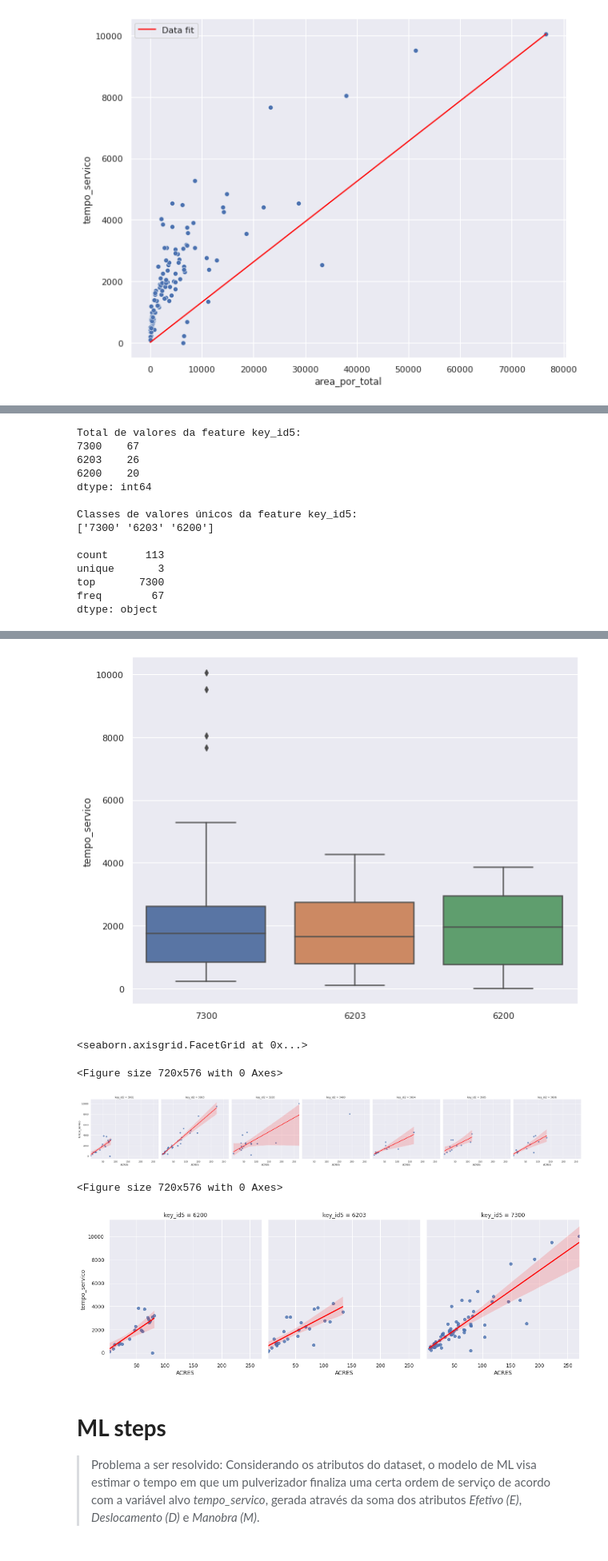
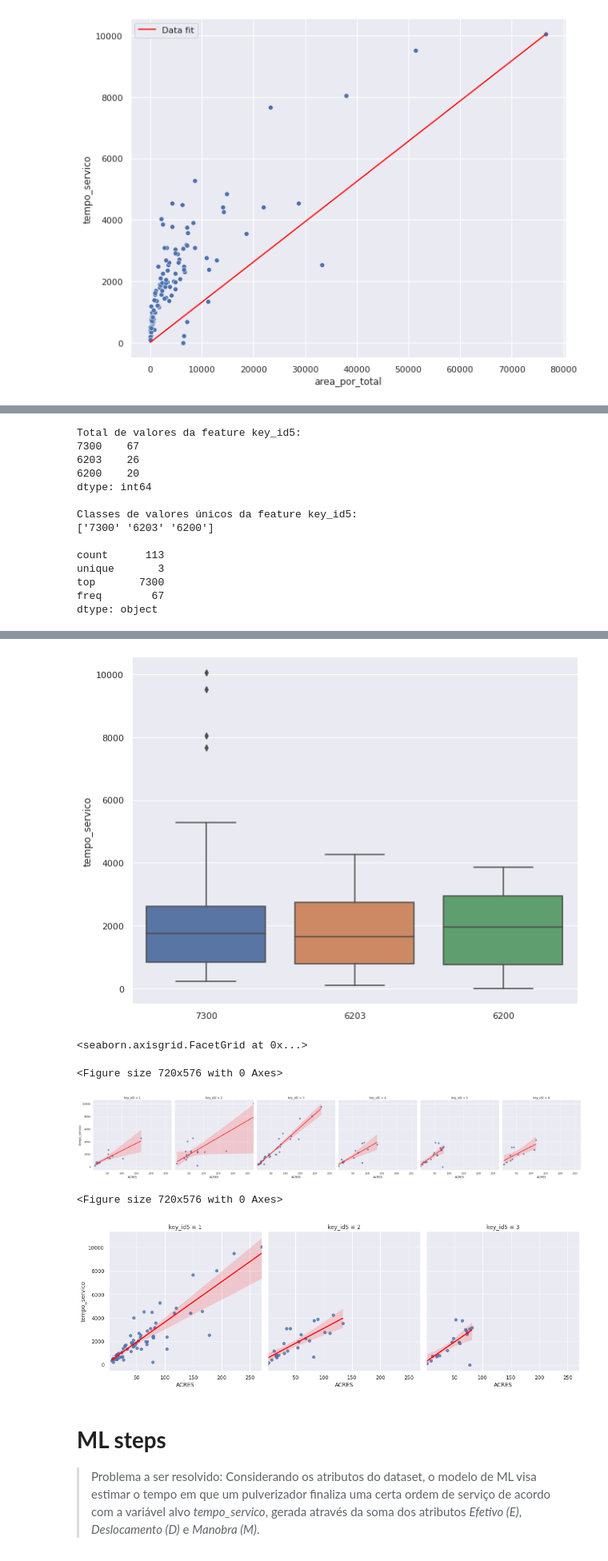
Before and after one commit to llcorrea/TesteDados, a Jupyter notebook: TesteDados.ipynb, the cells around one changed output, grey strips where cells are left out. Shown: that part at 80% size. Cells and saved outputs as stored; diff of their text form; code cells hidden in the pictures.

```diff
--- a/TesteDados.ipynb
+++ b/TesteDados.ipynb
@@ -543,9 +547,11 @@ plt.show()
 ##creation of features key_id2 and key_id5
 train_data['key_id2']=key_id2
 train_data['key_id2']=train_data['key_id2'].astype(int)
+train_data['key_id2']=train_data['key_id2'].replace({3604: 1, 3203: 2, 3003: 3, 3606: 4, 3400: 3, 3001: 5, 3605: 6})
 
 train_data['key_id5']=key_id5
 train_data['key_id5']=train_data['key_id5'].astype(int)
+train_data['key_id5']=train_data['key_id5'].replace({7300: 1, 6203: 2, 6200: 3})
 
 sns.set()
 plt.figure(figsize=(10, 8))
@@ -566,36 +572,36 @@ Total de valores da feature key_id2:
 dtype: int64
 
 Classes de valores únicos da feature key_id2:
 ['3604' '3203' '3003' '3606' '3400' '3001' '3605']
 
 count      113
 unique       7
 top       3003
 freq        35
 dtype: object
 [figure]
 [figure]
 Total de valores da feature key_id5:
 7300    67
 6203    26
 6200    20
 dtype: int64
 
 Classes de valores únicos da feature key_id5:
 ['7300' '6203' '6200']
 
 count      113
 unique       3
 top       7300
 freq        67
 dtype: object
 [figure]
 [figure]
 <seaborn.axisgrid.FacetGrid at 0x...>
 <Figure size 720x576 with 0 Axes>
-[figure, old version]
+[figure, new version]
 <Figure size 720x576 with 0 Axes>
-[figure, old version]
+[figure, new version]
 # %% [markdown]
 # **ML steps**
 
```
Also changed, not shown: parts of 15 cells of this notebook.
